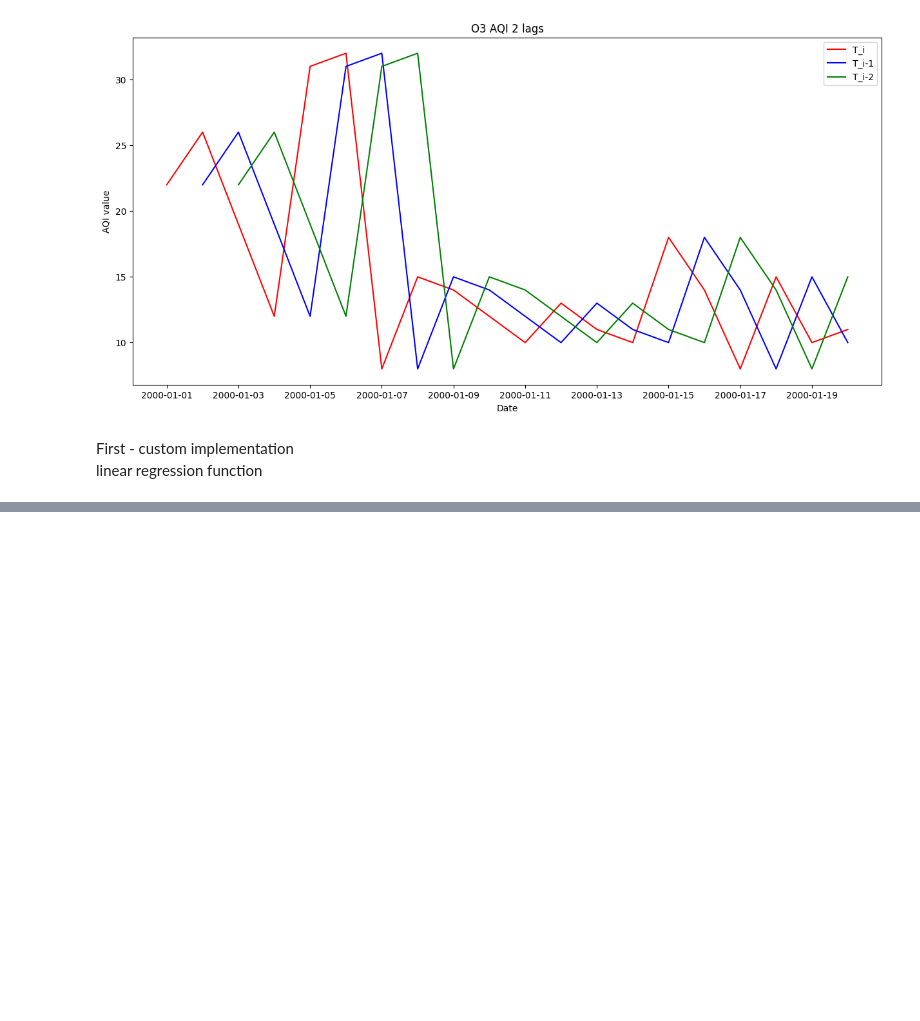
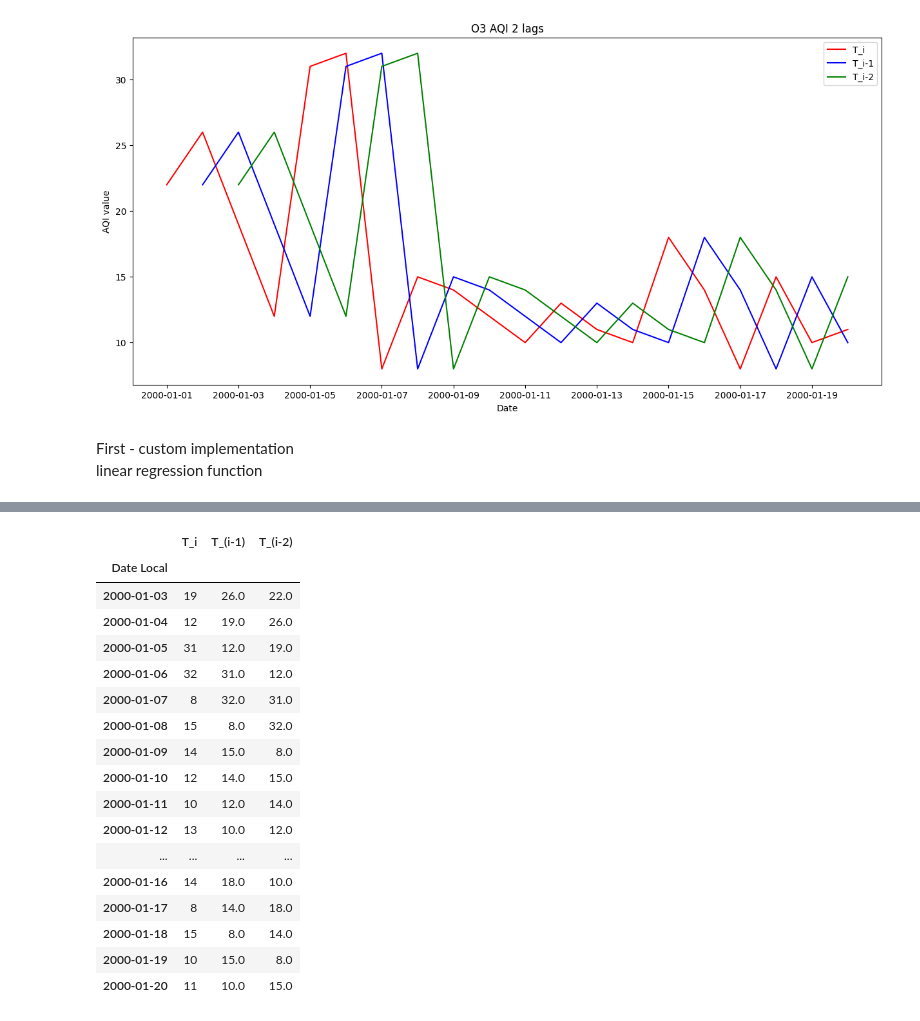
Before and after one commit to javadkhangurbanov/US-Air-Pollution-Forecasting, a Jupyter notebook: air-pollution-notebook.ipynb, the cells around one changed output, grey strips where cells are left out. Drawn from its saved outputs; the diff is of its cells as text; code cells hidden in the pictures; blank space fills up the shorter version.

```diff
--- a/air-pollution-notebook.ipynb
+++ b/air-pollution-notebook.ipynb
@@ -162,5 +162,31 @@ df
 # %%
+# drop the top 2 rows as they contain NaNs
+# df = df.drop(df.index[[0,1]])
+
 #linear regression function for a 2 axis plane
 def linear_regression(x, y):
-    b2 = 0 # slope
-    b = 0 # y-intercept
+    b_1 = 0 # slope
+    b_0 = 0 # y-intercept
+
+    df.loc[:, ]
+
+df
+# %% [output]
+|  | T_i | T_(i-1) | T_(i-2) |
+| Date Local |  |  |  |
+| 2000-01-03 | 19 | 26.0 | 22.0 |
+| 2000-01-04 | 12 | 19.0 | 26.0 |
+| 2000-01-05 | 31 | 12.0 | 19.0 |
+| 2000-01-06 | 32 | 31.0 | 12.0 |
+| 2000-01-07 | 8 | 32.0 | 31.0 |
+| 2000-01-08 | 15 | 8.0 | 32.0 |
+| 2000-01-09 | 14 | 15.0 | 8.0 |
+| 2000-01-10 | 12 | 14.0 | 15.0 |
+| 2000-01-11 | 10 | 12.0 | 14.0 |
+| 2000-01-12 | 13 | 10.0 | 12.0 |
+| ... | ... | ... | ... |
+| 2000-01-16 | 14 | 18.0 | 10.0 |
+| 2000-01-17 | 8 | 14.0 | 18.0 |
+| 2000-01-18 | 15 | 8.0 | 14.0 |
+| 2000-01-19 | 10 | 15.0 | 8.0 |
+| 2000-01-20 | 11 | 10.0 | 15.0 |
```
Also changed, not shown: parts of 1 cell of this notebook.
